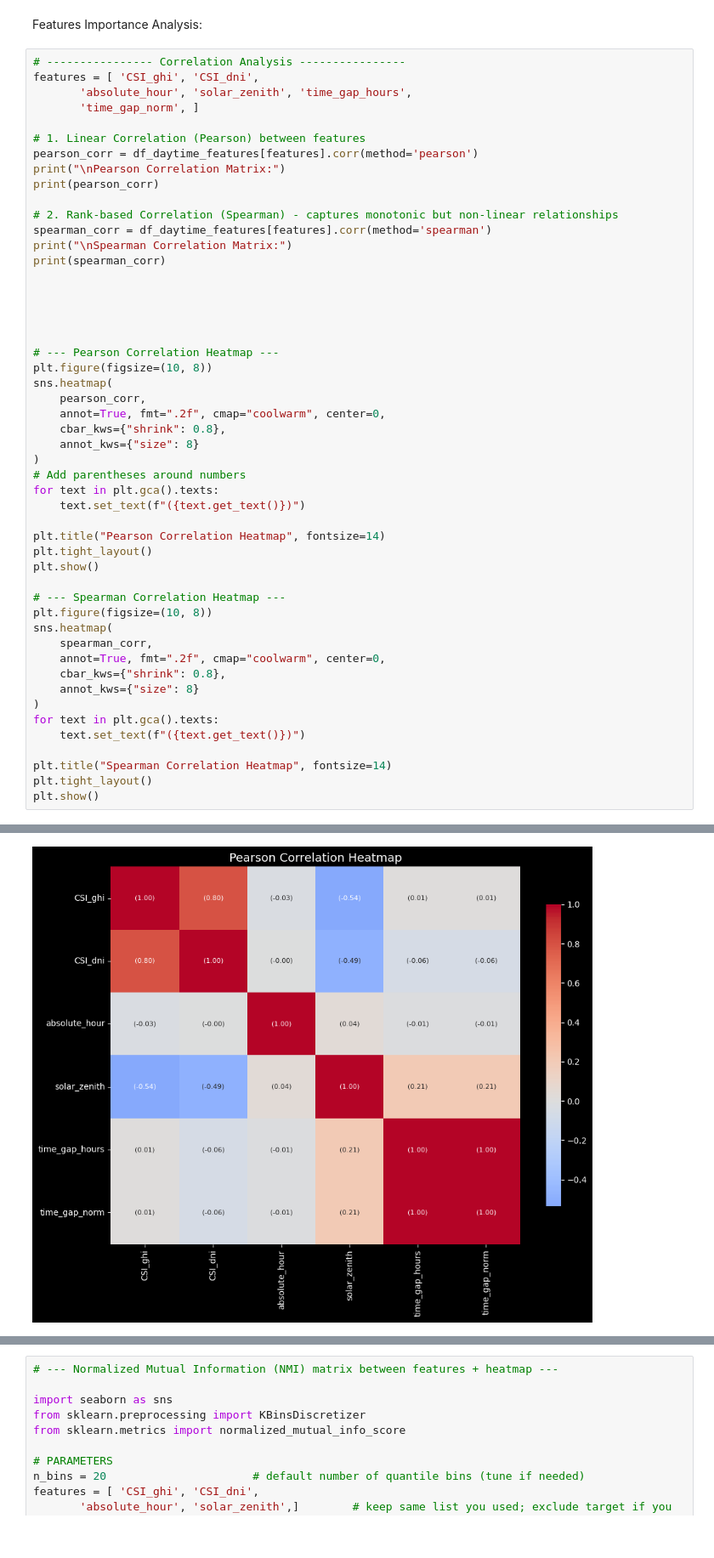
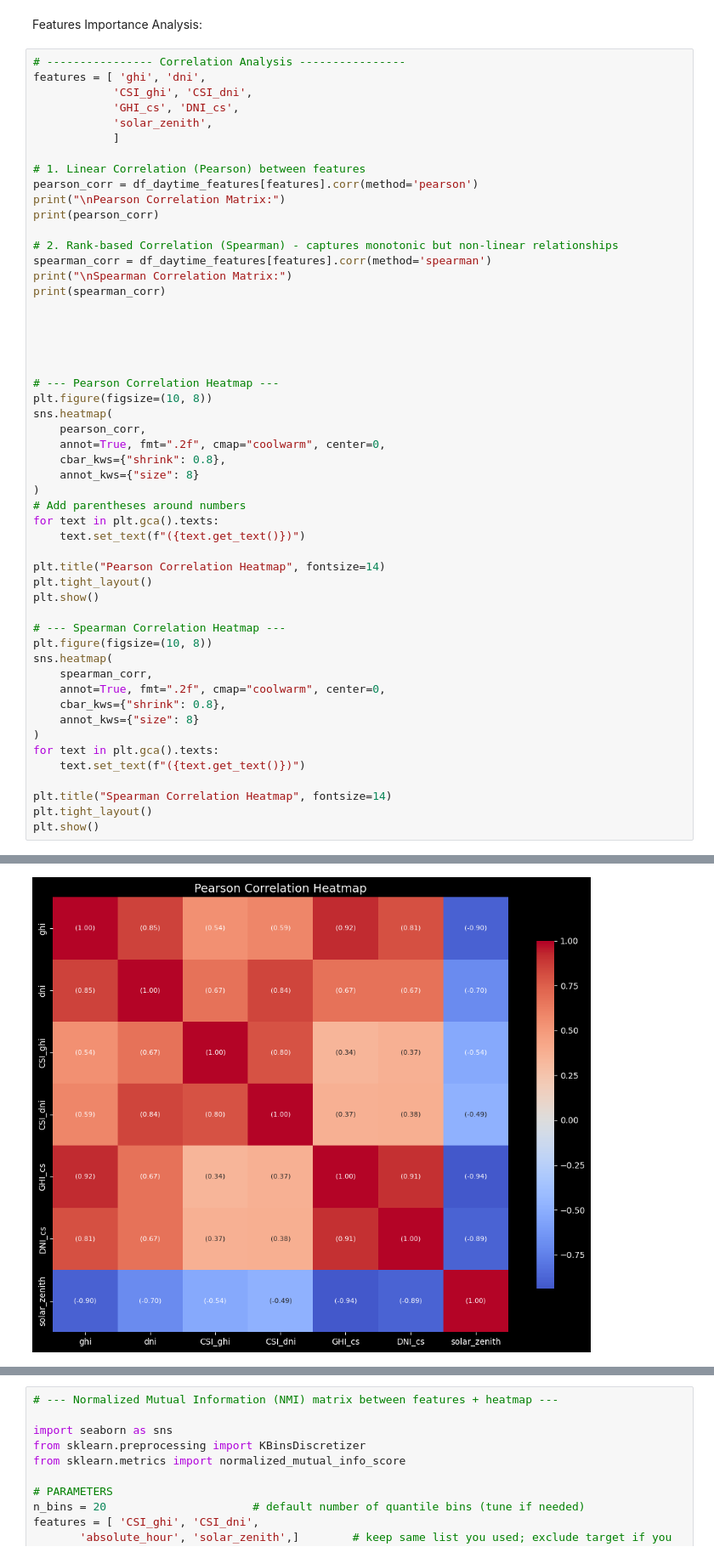
Before and after one commit to Mohamedtareque/PV_Forecast_MMPISSM, a Jupyter notebook: data_preprocess_v_02.ipynb, the cells around one changed output, grey strips where cells are left out. Shown at 85% size. Saved outputs shown, nothing was run; the diff lists cells and outputs as text.

```diff
--- a/data_preprocess_v_02.ipynb
+++ b/data_preprocess_v_02.ipynb
@@ -1174,9 +1238,11 @@ Index(['ghi', 'dni', 'dhi', 'PST_Time', 'solar_zenith', 'time_gap_hours',
 Features Importance Analysis:
 # %%
 # ---------------- Correlation Analysis ----------------
-features = [ 'CSI_ghi', 'CSI_dni',
-       'absolute_hour', 'solar_zenith', 'time_gap_hours',
-       'time_gap_norm', ]
+features = [ 'ghi', 'dni',
+            'CSI_ghi', 'CSI_dni',
+            'GHI_cs', 'DNI_cs',
+            'solar_zenith',
+            ]
 
 # 1. Linear Correlation (Pearson) between features
 pearson_corr = df_daytime_features[features].corr(method='pearson')
@@ -1243 +1311 @@ time_gap_norm           1.000
-[figure, old version]
+[figure, new version]
```
Also changed, not shown: parts of 44 cells of this notebook, 8 other files.
